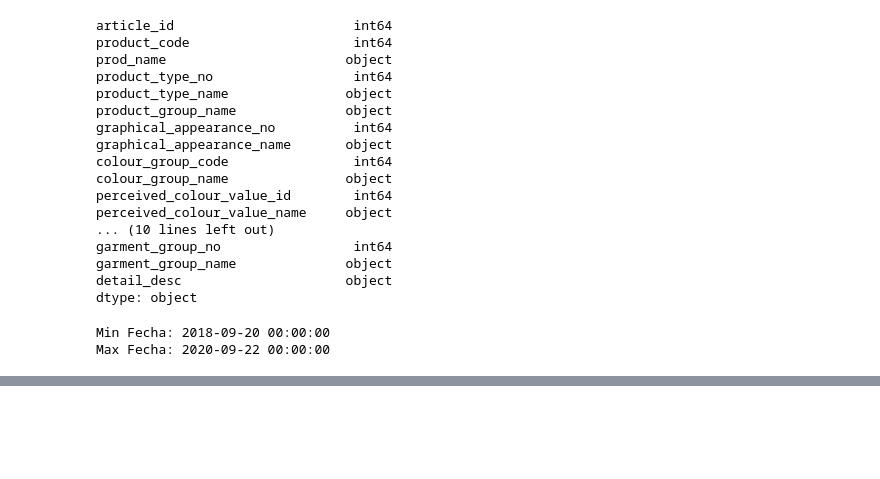
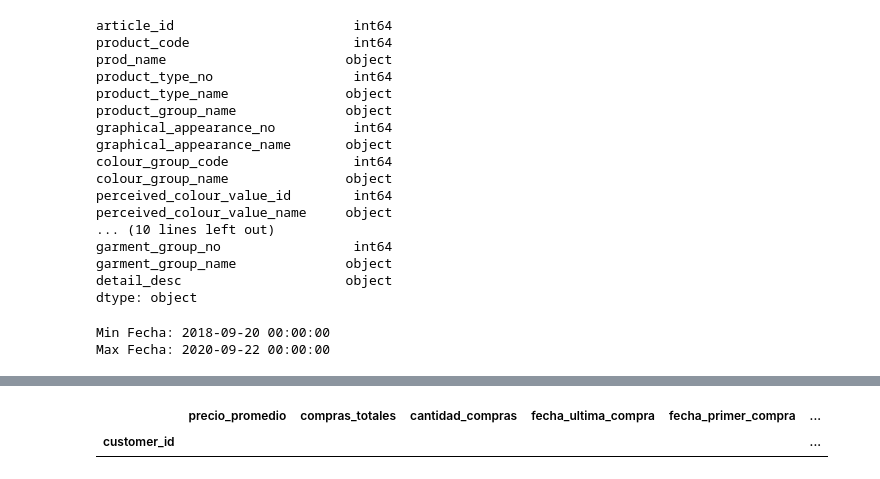
Before and after one commit to AndresPerelmuter/Customers-Segmentation---Clustering, a Jupyter notebook: Cluster_H&M.ipynb, the cells around one changed output, grey strips where cells are left out. Cells and saved outputs as stored; diff of their text form; code cells hidden in the pictures; blank space fills up the shorter version.

```diff
--- a/Cluster_H&M.ipynb
+++ b/Cluster_H&M.ipynb
@@ -301,3 +305,8 @@ df['sales_channel_id'] = transactions.groupby(['customer_id'])['sales_channel_id
+# %%
+df[df['sales_channel_id'] == "1"]
+# %% [output]
+|  | precio_promedio | compras_totales | cantidad_compras | fecha_ultima_compra | fecha_primer_compra | ... |
+| customer_id |  |  |  |  |  | ... |
 # %%
 df
 # %% [output]
```
Also changed, not shown: parts of 15 cells of this notebook.
